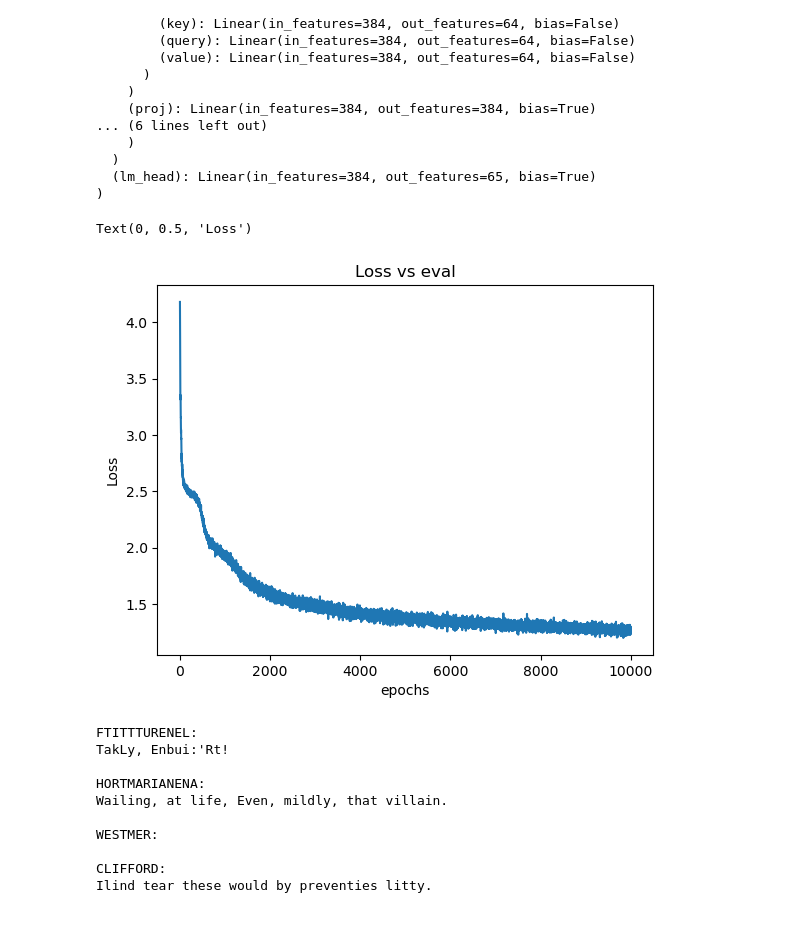
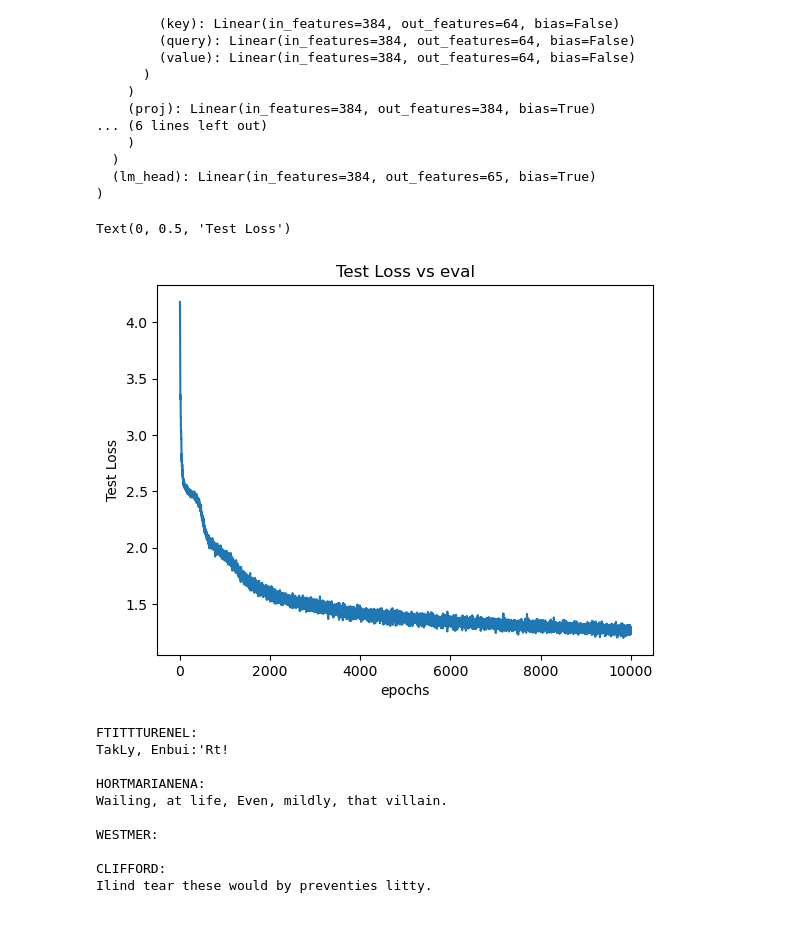
Before and after one commit to unknown-eps/transformer-decoder, a Jupyter notebook: final_model.ipynb, the cells around one changed output. Drawn from its saved outputs; the diff is of its cells as text; code cells hidden in the pictures.

```diff
--- a/final_model.ipynb
+++ b/final_model.ipynb
@@ -212,12 +212,12 @@ for _ in range(eval_iters):
     losses.append(loss.item())
 # %%
 plt.plot([x for x in range(1,eval_iters+1)],losses)
-plt.title("Loss vs eval")
+plt.title("Test Loss vs eval")
 plt.xlabel("epochs")
-plt.ylabel("Loss")
+plt.ylabel("Test Loss")
 # %% [output]
-Text(0, 0.5, 'Loss')
+Text(0, 0.5, 'Test Loss')
-[figure, old version]
+[figure, new version]
 # %%
 print(decode(m.generate(torch.zeros((1,256),dtype=torch.long,device=device),1000)[0][256:].tolist()))
 # %% [output]
```
Also changed, not shown: parts of 4 cells of this notebook.
